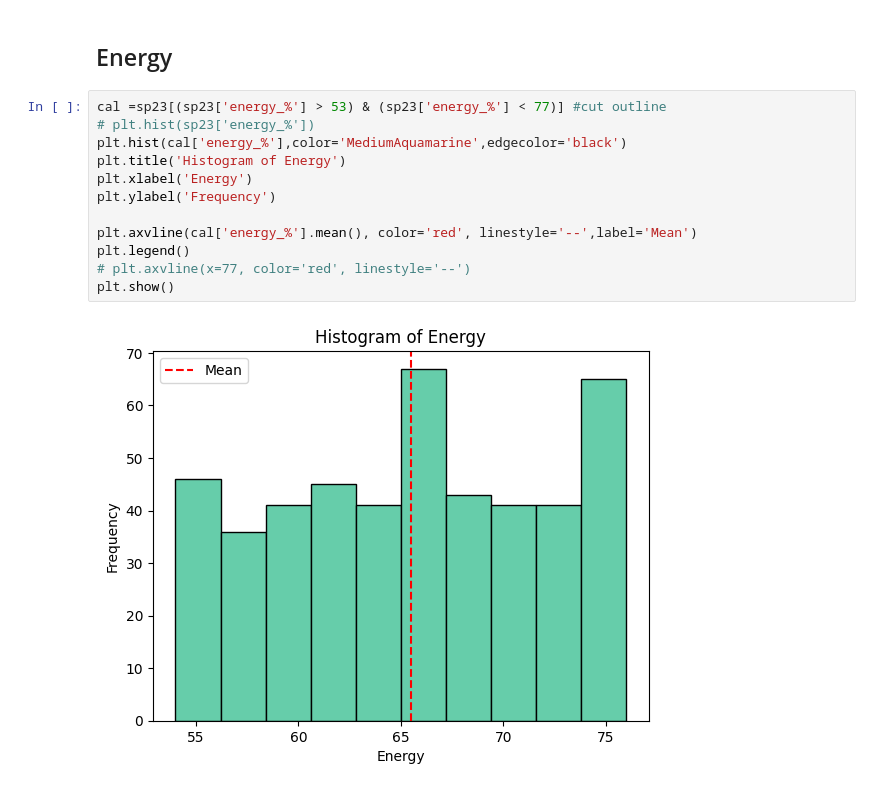
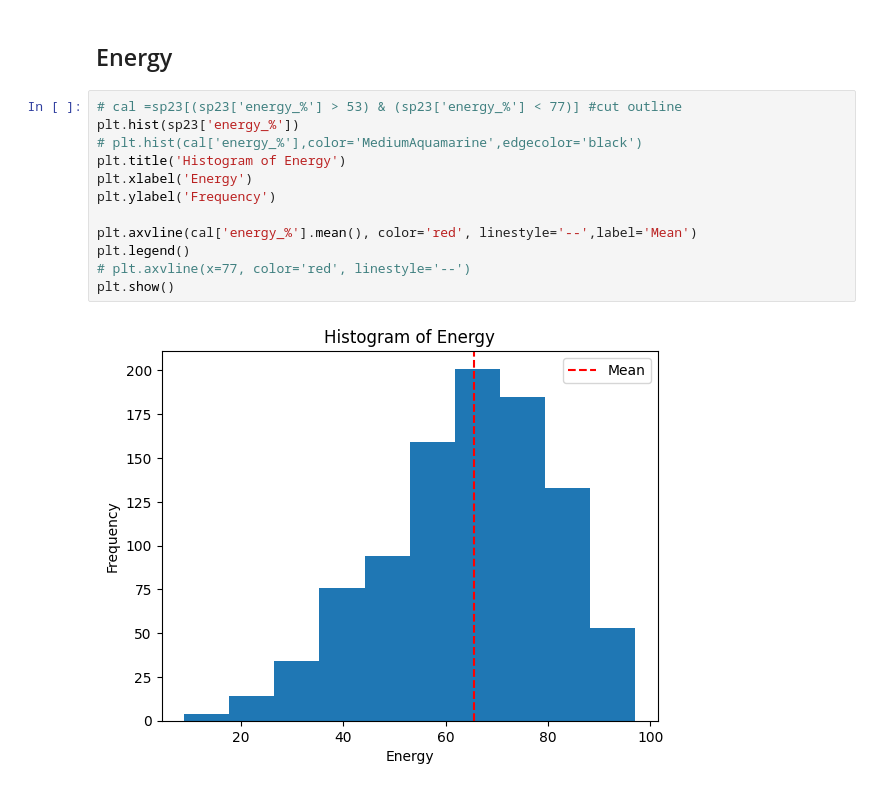
Before and after one commit to TharachonWarin/Spotify_Project_203, a Jupyter notebook: 204203_group_2.ipynb, the cells around one changed output. Saved outputs shown, nothing was run; the diff lists cells and outputs as text.

```diff
--- a/204203_group_2.ipynb
+++ b/204203_group_2.ipynb
@@ -267,16 +268,16 @@ plt.show()
 # %% [markdown]
 ## Energy
 # %%
-cal =sp23[(sp23['energy_%'] > 53) & (sp23['energy_%'] < 77)] #cut outline
-# plt.hist(sp23['energy_%'])
-plt.hist(cal['energy_%'],color='MediumAquamarine',edgecolor='black')
+# cal =sp23[(sp23['energy_%'] > 53) & (sp23['energy_%'] < 77)] #cut outline
+plt.hist(sp23['energy_%'])
+# plt.hist(cal['energy_%'],color='MediumAquamarine',edgecolor='black')
 plt.title('Histogram of Energy')
 plt.xlabel('Energy')
 plt.ylabel('Frequency')
 
 plt.axvline(cal['energy_%'].mean(), color='red', linestyle='--',label='Mean')
 plt.legend()
 # plt.axvline(x=77, color='red', linestyle='--')
 plt.show()
 # %% [output]
-[figure, old version]
+[figure, new version]
```
Also changed, not shown: parts of 11 cells of this notebook, 1 other file.
